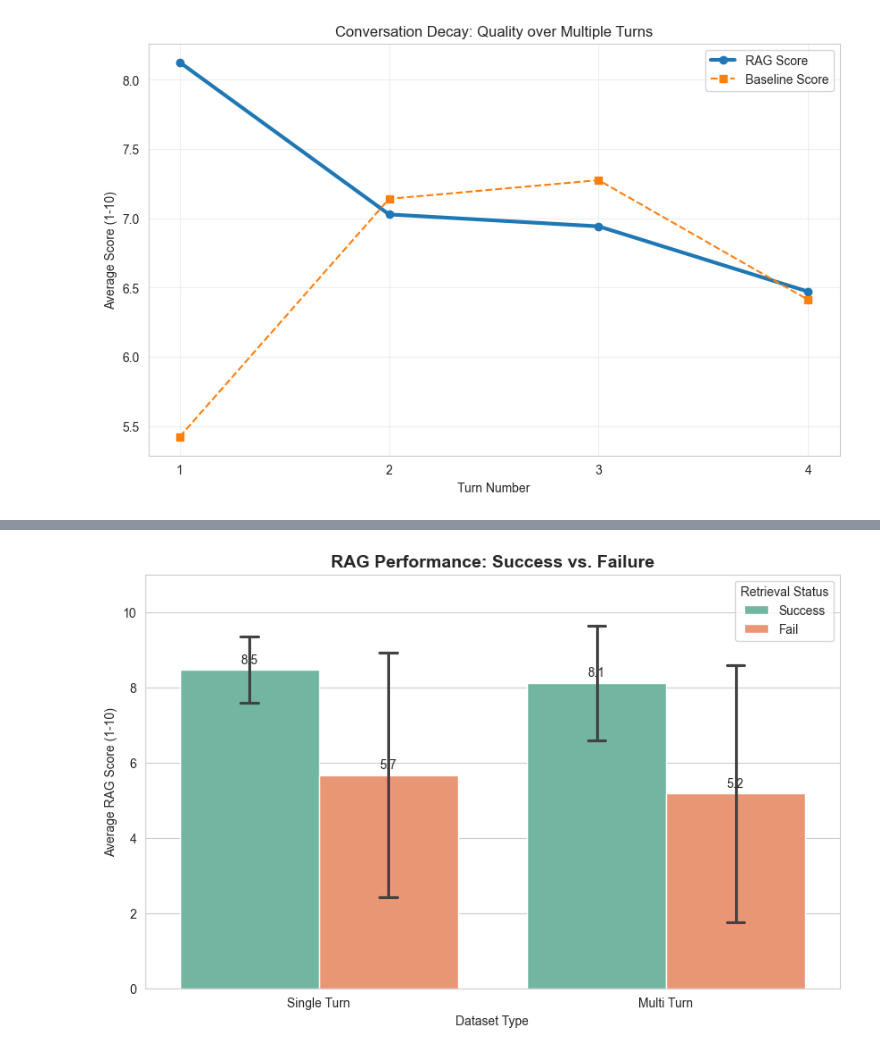
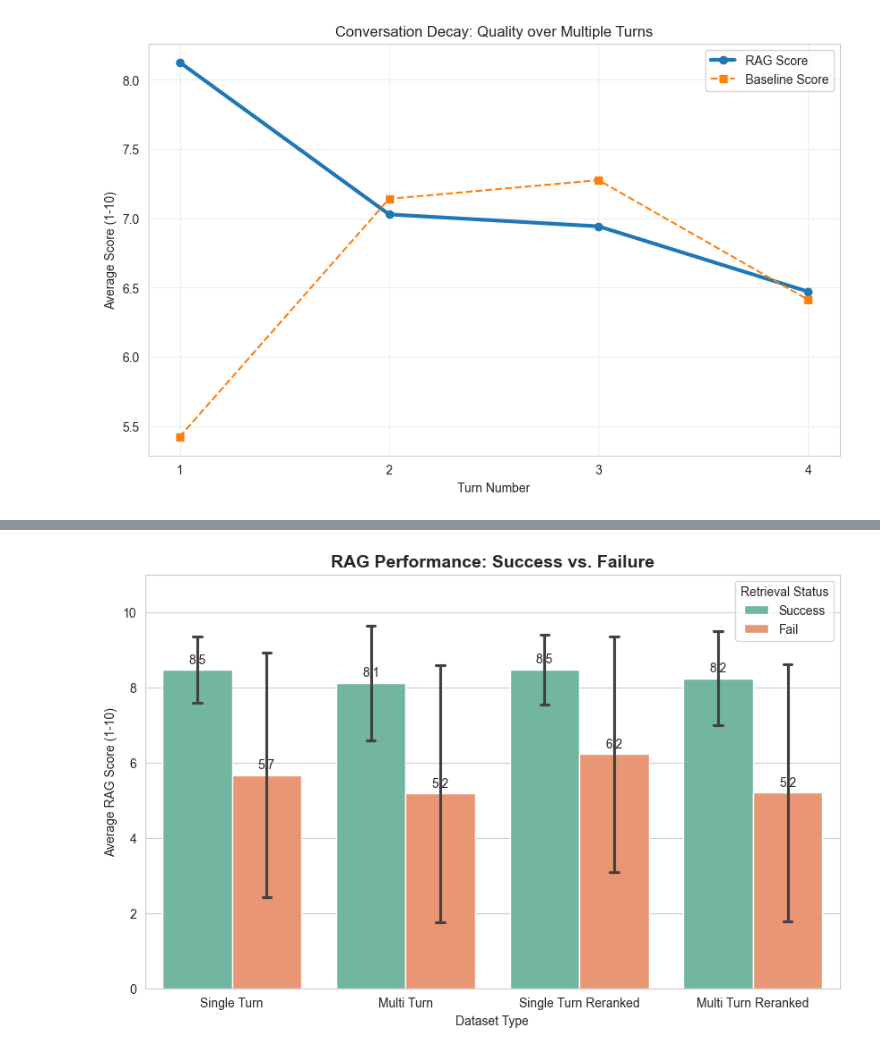
Before and after one commit to Arthurreuss/RAG_AI_Act, a Jupyter notebook: noteboooks/evaluation.ipynb, the cells around one changed output, grey strips where cells are left out. Saved outputs shown, nothing was run; the diff lists cells and outputs as text; code cells hidden in the pictures.

```diff
--- a/noteboooks/evaluation.ipynb
+++ b/noteboooks/evaluation.ipynb
@@ -23,8 +43,12 @@ def load_processed_data(file_path, is_multi=False):
 
     return df
 single_path= project_root / "results/rag_eval_full_single_queries_20260112_200932.json"
+single_reranked_path= project_root / "results/rag_eval_full_single_turn_reranked_20260113_020921.json"
 
 multi_path  = project_root / "results/rag_eval_full_multi_turn_20260112_211633.json"
+multi_reranked_path  = project_root / "results/rag_eval_full_multi_turn_reranked_20260113_110602.json"
 
 df_single = load_processed_data(single_path, is_multi=False)
 df_multi = load_processed_data(multi_path, is_multi=True)
+df_single_reranked = load_processed_data(single_reranked_path, is_multi=False)
+df_multi_reranked = load_processed_data(multi_reranked_path, is_multi=True)
@@ -81,32 +166,34 @@ plt.show()
 import pandas as pd
 import matplotlib.pyplot as plt
 import seaborn as sns
 
 combined = pd.concat([
     df_single.assign(Dataset='Single Turn'),
-    df_multi.assign(Dataset='Multi Turn')
+    df_multi.assign(Dataset='Multi Turn'),
+    df_single_reranked.assign(Dataset='Single Turn Reranked'),
+    df_multi_reranked.assign(Dataset='Multi Turn Reranked')
 ])
 plt.figure(figsize=(10, 6))
 
 sns.barplot(
     data=combined,
     x='Dataset',
     y='rag_score',
     hue='Retrieval Status',
     palette='Set2',
     capsize=.1,
     errorbar="sd"
 )
 
 plt.title("RAG Performance: Success vs. Failure", fontsize=14, fontweight='bold')
 plt.ylabel("Average RAG Score (1-10)")
 plt.xlabel("Dataset Type")
 plt.ylim(0, 11)
 plt.legend(title="Retrieval Status", loc='upper right')
 
 for container in plt.gca().containers:
     plt.gca().bar_label(container, fmt='%.1f', padding=3)
 
 plt.show()
 # %% [output]
-[figure, old version]
+[figure, new version]
```
Also changed, not shown: parts of 7 cells of this notebook, 2 other files.
